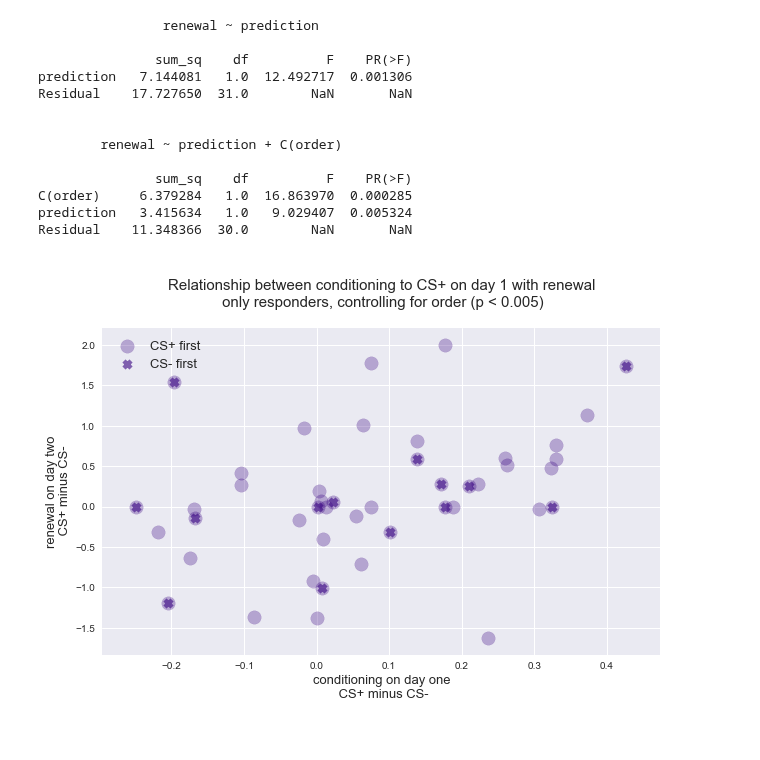
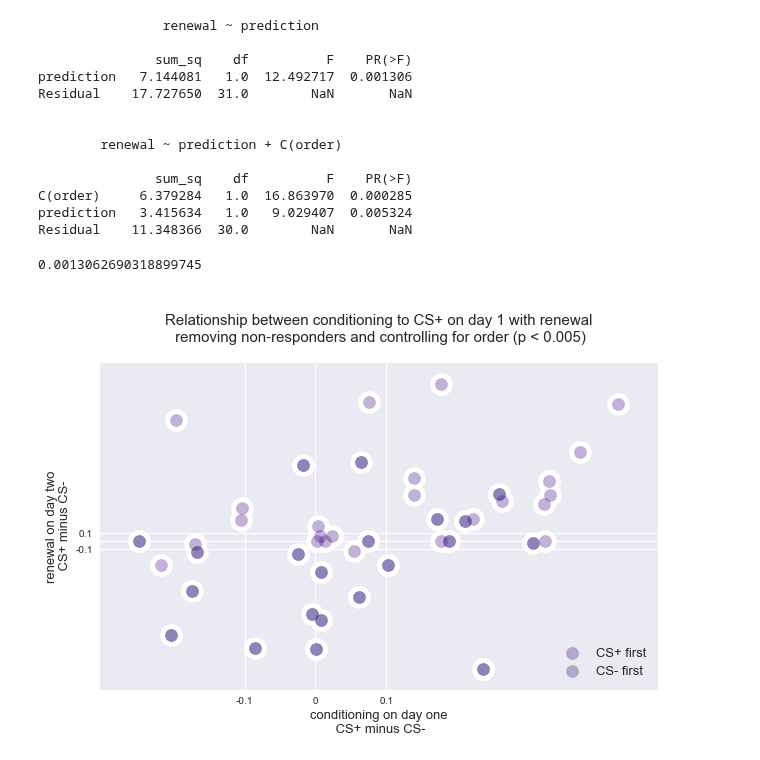
Before and after one commit to tzler/social_structure_learning, a Jupyter notebook: analysis/scr/visualizing_results_fyp.ipynb, the cells around one changed output. Drawn from its saved outputs; the diff is of its cells as text; code cells hidden in the pictures.

```diff
--- a/analysis/scr/visualizing_results_fyp.ipynb
+++ b/analysis/scr/visualizing_results_fyp.ipynb
@@ -84,9 +84,12 @@ renewal_plus, renewal_minus = day_two.amplitudeDifference('trans',iStim,'onset')
 # %%
-#scatter(order[cb], log_renewal_plus[cb])
-scatter(np.ones(len(cb)), log_renewal_minus[order==True], color='blue')
-scatter(np.ones(len(cb))+1, log_renewal_plus[order==True], color='red')
+tmp_alpha = .2
+sns.set_style("dark", {'axes.grid' : True})
+scatter(np.ones(sum(order==True)), log_renewal_minus[order==True], color='blue',alpha=tmp_alpha)
+scatter(np.ones(sum(order==True))+1, log_renewal_plus[order==True], color='red',alpha=tmp_alpha)
 
 tmp_len = len(np.nonzero(order==False)[0])
-scatter(np.ones(tmp_len), log_renewal_minus[order==False], color='blue')
-scatter(np.ones(tmp_len)+1, log_renewal_plus[order==False], color='red')
+scatter(np.ones(tmp_len), log_renewal_minus[order==False], color='blue',alpha=tmp_alpha)
+scatter(np.ones(tmp_len)+1, log_renewal_plus[order==False], color='red',alpha=tmp_alpha)
+
+xlim(.5,2.5) ; ylim(-.3,2.3);
 # %% [output]
@@ -95,13 +111,15 @@ scatter(np.ones(tmp_len)+1, log_renewal_plus[order==False], color='red')
 # %%
 
 figure(figsize=[8,6])
+sns.set_style("dark", {'axes.grid' : True})
 jitter = np.random.randn(len(order))/100
 scatter(order + jitter,log_renewal, alpha=.8, s=90)
 scatter(order + jitter,log_renewal, color='darkcyan', alpha=.1, s=300)
 ylabel('Renewal \nCS+ minus CS-\n', rotation=90, fontsize=14)
-yticks([-.8, -.5,0,.5,.8],['', -.5,0,.5,''])
+
+yticks([-.5,0,.5,],[-.5,0,.5])
 xticks([0, 1],['\nFirst CS','\nSecond CS'], fontsize=14)
 xlim(-.2, 1.2)
 ylim(-2.5, 3)
-title('Main Effect of order\n', fontsize=15)
+title('Main Effect of order on SCR to CS on day two (p < %.04f)\n'%p_val_order_effects, fontsize=15);
 # %% [output]
@@ -193,14 +243,14 @@ SCR = pandas.DataFrame({'renewal':log_renewal[responders],
 
 formula = 'renewal ~ prediction'
 model_prediction_responders = ols(formula, SCR).fit()
-aov_table = anova_lm(model_prediction_responders, typ=2)
-print '\n\n\t\t', formula, '\n\n', aov_table
+aov_table_responders = anova_lm(model_prediction_responders, typ=2)
+print '\n\n\t\t', formula, '\n\n', aov_table_responders
 
 formula = 'renewal ~ prediction + C(order)'
 model_prediction_order_responders = ols(formula, SCR).fit()
-aov_table_final = anova_lm(model_prediction_order_responders, typ=2)
-p_value = aov_table_final.values[2,3]
-print '\n\n\t', formula, '\n\n', aov_table_final, '\n\n'
+aov_table_order_responders = anova_lm(model_prediction_order_responders, typ=2)
+p_value = aov_table_order_responders.values[2,3]
+print '\n\n\t', formula, '\n\n', aov_table_order_responders, '\n\n'
 # %% [output]
                 renewal ~ prediction
 
@@ -216,31 +266,39 @@ C(order)     6.379284   1.0  16.863970  0.000285
 prediction   3.415634   1.0   9.029407  0.005324
 Residual    11.348366  30.0        NaN       NaN
 # %%
-p_value_responders_order_prediction = aov_table_final.values[1,3]
+p_value_responders_order_prediction = aov_table_order_responders.values[1,3]
+p_value_responders_prediction = aov_table_responders.values[0,3]
+# %%
+p_value_responders_prediction
+# %% [output]
+0.0013062690318899745
 # %%
 figure(figsize=(10,6))
 
 iStim = 0
 day_two.nSeconds = 4.5
 renewal_plus, renewal_minus = day_two.amplitudeDifference('trans',iStim,'onset');
 
 log_conditioning_pos_onsets = log(1 + conditioning_pos_onsets)
 log_conditioning_neg_onsets = log(1 + conditioning_neg_onsets)
 log_renewal_plus = log(1 + renewal_plus)
 log_renewal_minus = log(1 + renewal_minus)
 
 log_learning_responders = mean(log_conditioning_pos_onsets - log_conditioning_neg_onsets,1)[responders]
 log_renewal_responders =  (log_renewal_plus - log_renewal_minus)[responders]
 cb = np.nonzero(order[responders])[0]
 
-scatter(log_learning, log_renewal,color='xkcd:indigo',alpha=.3,s=180, label='CS+ first')
-scatter(log_learning[cb], log_renewal[cb],marker='x', color='xkcd:indigo',alpha=.6, s=10, linewidth=10, label='CS- first')
-
-legend(loc=2, fontsize=13)
+scatter(log_learning, log_renewal,color='xkcd:white',alpha=1,s=500)
+scatter(log_learning, log_renewal,color='xkcd:indigo',alpha=.3,s=150, label='CS+ first')
+scatter(log_learning[order == True], log_renewal[order == True], color='midnightblue',alpha=.3, s=150,  label='CS- first')
+sns.set_style("dark", {'axes.grid' : True})
+legend(loc=4, fontsize=13)
 xlabel('conditioning on day one\n CS+ minus CS-',fontsize=13)
 ylabel('renewal on day two\n CS+ minus CS-',fontsize=13)
+yticks([-.1,0,.1],[-.1,'',.1])
+xticks([-.1,0,.1],[-.1,0,.1])
 
-title('\nRelationship between conditioning to CS+ on day 1 with renewal\n only responders, controlling for order (p < %.03f)\n'
+title('\nRelationship between conditioning to CS+ on day 1 with renewal\n removing non-responders and controlling for order (p < %.03f)\n'
       %(p_value_responders_order_prediction), fontsize=15);
 # %% [output]
-[figure, old version]
+[figure, new version]
```
Also changed, not shown: parts of 60 cells of this notebook, 2 other files.
